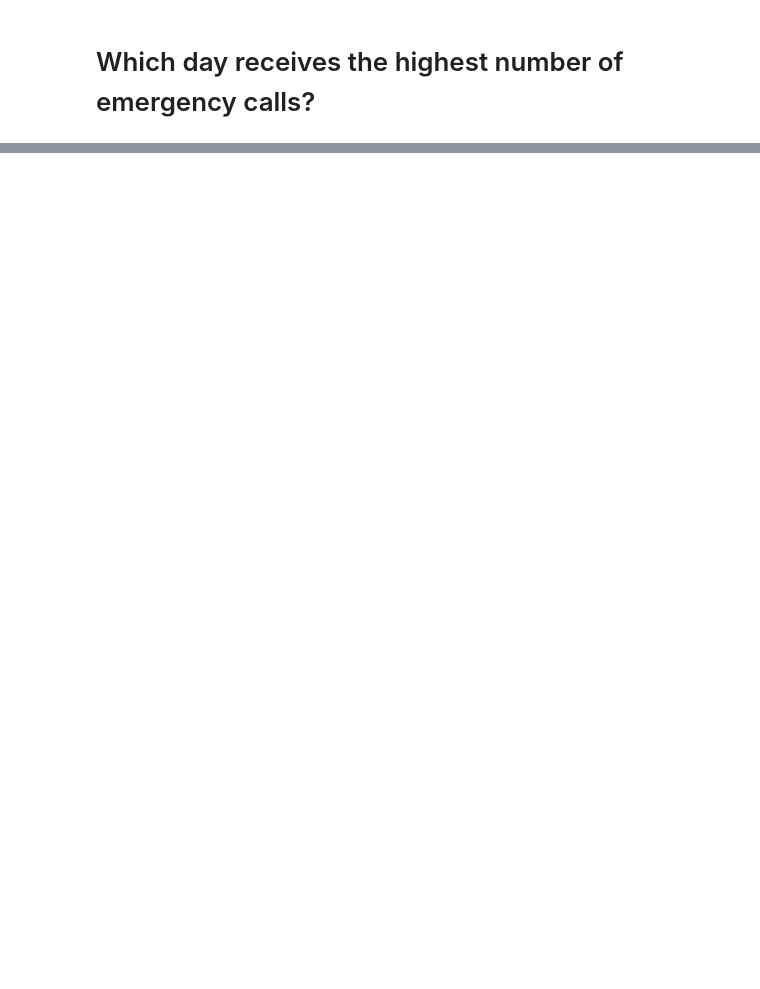
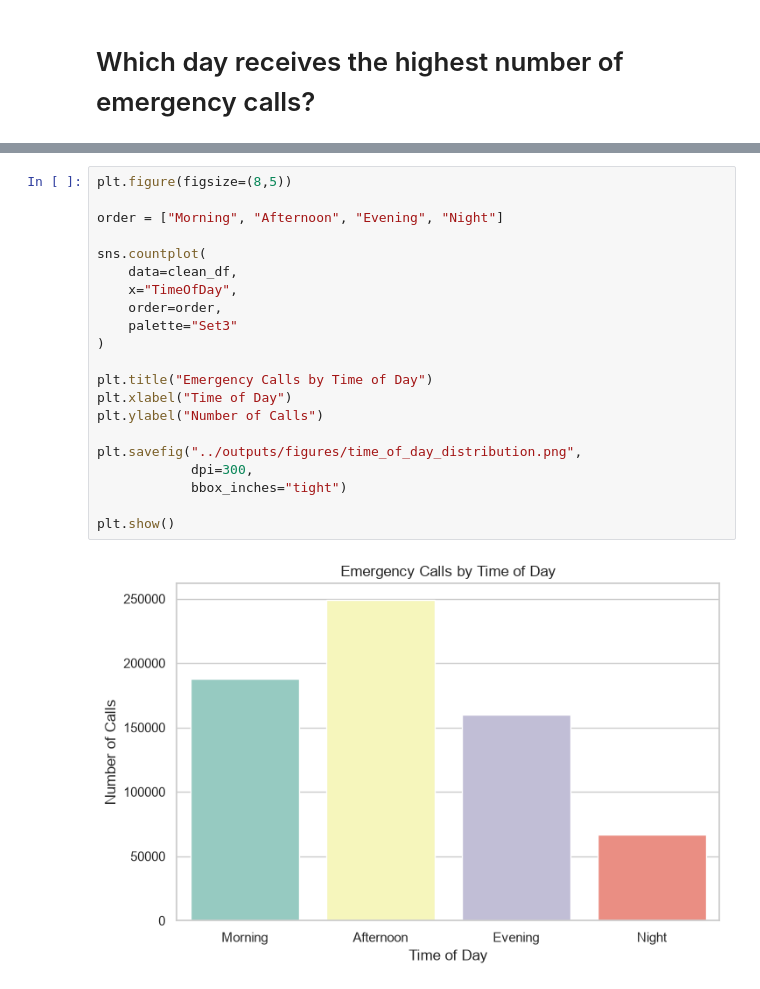
Before and after one commit to Ramya-Ramadoss/Emergency-Response-Intelligence, a Jupyter notebook: notebooks/04_EDA.ipynb, the cells around one changed output, grey strips where cells are left out. Drawn from its saved outputs; the diff is of its cells as text; blank space fills up the shorter version.

Commit message:
Complete exploratory data analysis with business insights

```diff
--- a/notebooks/04_EDA.ipynb
+++ b/notebooks/04_EDA.ipynb
@@ -174,0 +204,23 @@ plt.show()
+# %%
+plt.figure(figsize=(8,5))
+
+order = ["Morning", "Afternoon", "Evening", "Night"]
+
+sns.countplot(
+    data=clean_df,
+    x="TimeOfDay",
+    order=order,
+    palette="Set3"
+)
+
+plt.title("Emergency Calls by Time of Day")
+plt.xlabel("Time of Day")
+plt.ylabel("Number of Calls")
+
+plt.savefig("../outputs/figures/time_of_day_distribution.png",
+            dpi=300,
+            bbox_inches="tight")
+
+plt.show()
+# %% [output]
+[figure, added]
```
Also changed, not shown: parts of 37 cells of this notebook.
